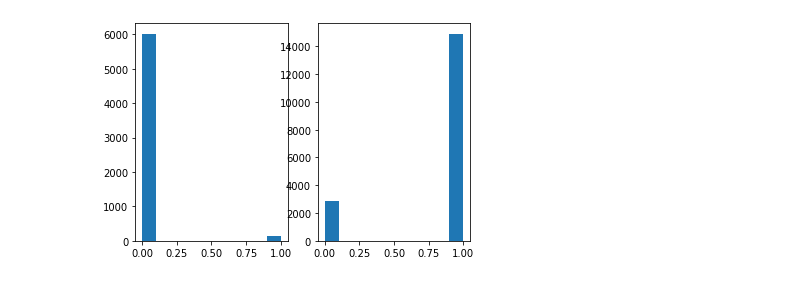
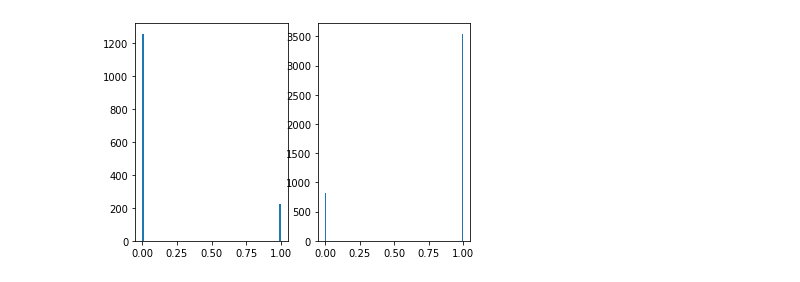
Before and after one commit to Edward-Ji/Auctions11, a Jupyter notebook: log_analyser.ipynb, the cells around one changed output. Saved outputs shown, nothing was run; the diff lists cells and outputs as text; code cells hidden in the pictures.

```diff
--- a/log_analyser.ipynb
+++ b/log_analyser.ipynb
@@ -15,11 +21,11 @@ log_names = eval(requests.request("GET", api_url + "stat").content)
 
 logs = []
 
-for i, name in enumerate(sorted(log_names, key=lambda s: s[:-4].split('_')[-1])[-500:]):
+for i, name in enumerate(sorted(log_names, key=lambda s: s[:-4].split('_')[-1])[-1000:]):
     log = requests.request("GET", api_url + name).content.strip()
     log = iter([comp for comp in log.split(b'/') if comp])
     teams = eval(next(log))
-    bots, tv_mean, tv_std = next(log).split(b'|')
+    bots, tv_mean, tv_std, phase = next(log).split(b'|')
     bots = bots.split(b',')
     tv_mean, tv_std = int(tv_mean), int(tv_std)
 
@@ -29,6 +35,7 @@ for i, name in enumerate(sorted(log_names, key=lambda s: s[:-4].split('_')[-1])[
         "bots": bots,
         "tv_mean": tv_mean,
         "tv_std": tv_std,
+        "phase": phase,
         "auctions": []
     }
     for chunks in log:
@@ -53,6 +60,8 @@ for i, name in enumerate(sorted(log_names, key=lambda s: s[:-4].split('_')[-1])[
                 pass
             elif chunk.startswith(b'B:'):
                 pass
+            elif chunk.startswith(b'T:'):
+                pass
             else:
                 auction["bids"].append(tuple(map(int, chunk.split(b':'))))
         game["auctions"].append(auction)
@@ -88,55 +97,64 @@ def get_stage(value, mean):
 npc_p_values = []
 player_p_values = []
 
+game_count = 0
 for game_index, game in enumerate(logs):
+    if game["phase"] != b"phase_2":
+        continue
+    game_count += 1
 
     tv_mean = game["tv_mean"]
 
-    stage_bid_counts = {
-        "low": [0 for _ in range(10)],
-        "mid": [0 for _ in range(10)],
-        "high": [0 for _ in range(10)]
-    }
-    stage_round_counts = {
-        "low": 0,
-        "mid": 0,
-        "high": 0
-    }
+    counts = {"low": 1, "mid": 1, "high": 1}
+    bid_counts = [counts.copy() for _ in range(12)]
+    round_counts = [counts.copy() for _ in range(12)]
+    inc_sums = [0 for _ in range(12)]
 
     for auction in game["auctions"]:
         last_bid_index = 0
         last_bid = 1
         for who, bid in auction["bids"]:
-            stage_bid_counts[get_stage(bid, tv_mean)][who] += 1
-            if last_bid_index > who:
-                stage_round_counts[get_stage(bid, tv_mean)] += 1
+            stage = get_stage(last_bid, tv_mean)
+            bid_counts[who][stage] += 1
+            while last_bid_index != who:
+                last_bid_index += 1
+                if last_bid_index == 12:
+                    last_bid_index = 0
+                round_counts[last_bid_index][stage] += 1
+            inc_sums[who] += bid - last_bid - 8
             last_bid = bid
-            last_bid_index = who
 
-        for i in range(10):
-            p_values = []
-            for stage, prob in stage_prob.items():
-                if stage_round_counts[stage] == 0:
-                    continue
-                x = stage_bid_counts[stage][i] / stage_round_counts[stage]
-                mean = prob
-                sd = math.sqrt(prob * (1 - prob) / stage_round_counts[stage])
-                test_stat = (x - mean) / sd
-                p_values.append(2 * pnorm(-abs(test_stat)))
-            judge = any(map(lambda p: p < 0.00095, p_values))
-            if not p_values:
-                continue
-            if game["bots"][i] == b"NPC":
-                npc_p_values.append(int(judge))
-            elif game["bots"][i] != b"CHRISTIE":
-                player_p_values.append(int(judge))
+    for i in range(12):
+        test_stats = []
+        for stage, prob in stage_prob.items():
+            x = bid_counts[i][stage] / round_counts[i][stage]
+            mean = prob
+            sd = math.sqrt(prob * (1 - prob) / round_counts[i][stage])
+            test_stats.append(((x - mean) / sd, sd))
+        if game["phase"] == b"phase_2":
+            x = inc_sums[i] / sum(bid_counts[i].values()) / 8
+            mean = 0
+            sd = 7
+            test_stats.append(((x - mean) / sd, sd))
+        final_test_stat = sum(map(lambda x: x[0] / x[1], test_stats)) / \
+                          math.sqrt(sum(map(lambda x: 1 / x[1]**2, test_stats)))
+        p_value = 2 * pnorm(-abs(final_test_stat))
+        if game["phase"] == b"phase_1":
+            p_value = p_value < 5e-5
+        else:
+            p_value = p_value < 7.5e-5
+        if game["bots"][i] == b"NPC":
+            npc_p_values.append(float(p_value))
+        elif game["bots"][i] != b"CHRISTIE":
+            player_p_values.append(float(p_value))
 
-print(player_p_values.count(True))
-print(npc_p_values.count(True) * -90
-      + player_p_values.count(True) * 15)
+print(game_count)
+print(sum(player_p_values))
+print((sum(npc_p_values) * -90
+      + sum(player_p_values) * 15) / game_count)
 
 fig, (ax1, ax2) = plt.subplots(1, 2)
-ax1.hist(npc_p_values)
-ax2.hist(player_p_values)
+ax1.hist(npc_p_values, bins=100)
+ax2.hist(player_p_values, bins=100)
 plt.show()
 # %% [output]
@@ -145,2 +164,2 @@ plt.show()
-[figure, old version]
+[figure, new version]
 # %%
```
Also changed, not shown: parts of 6 cells of this notebook, 7 other files.
